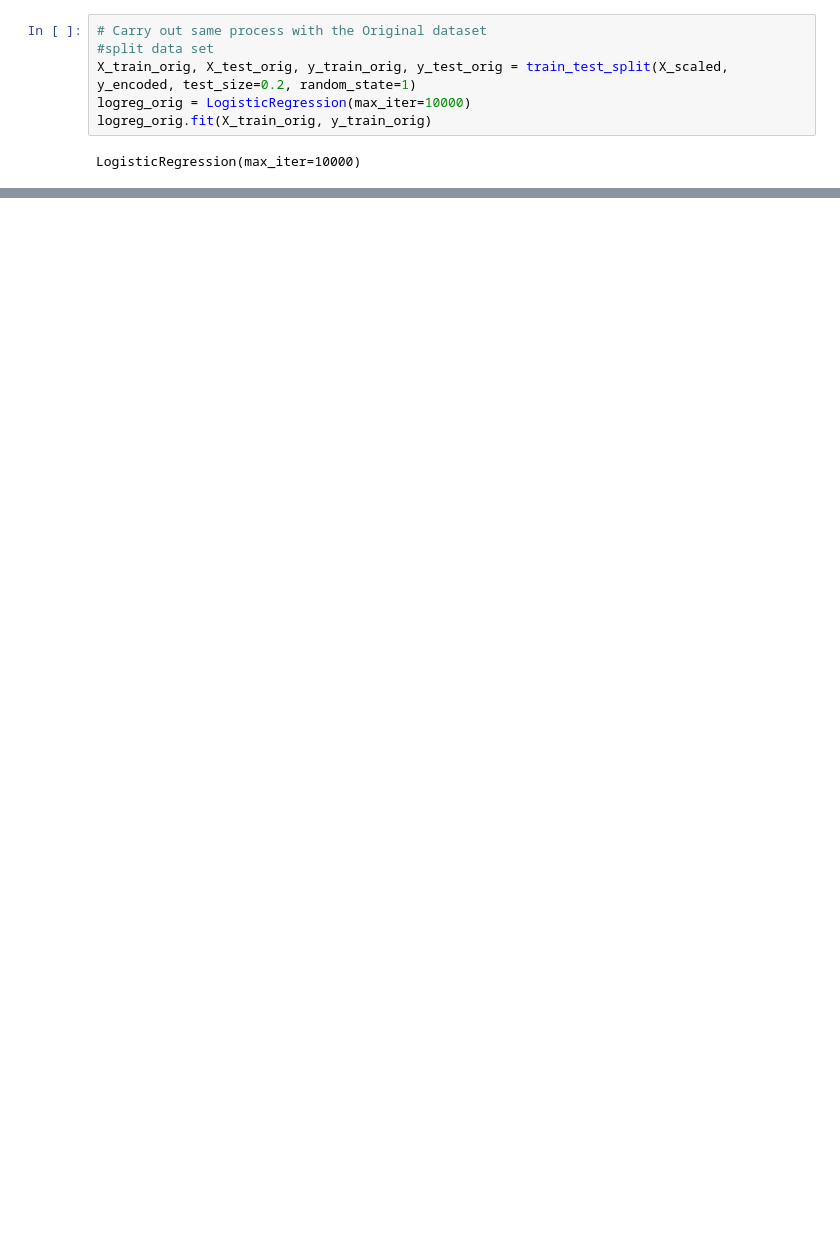
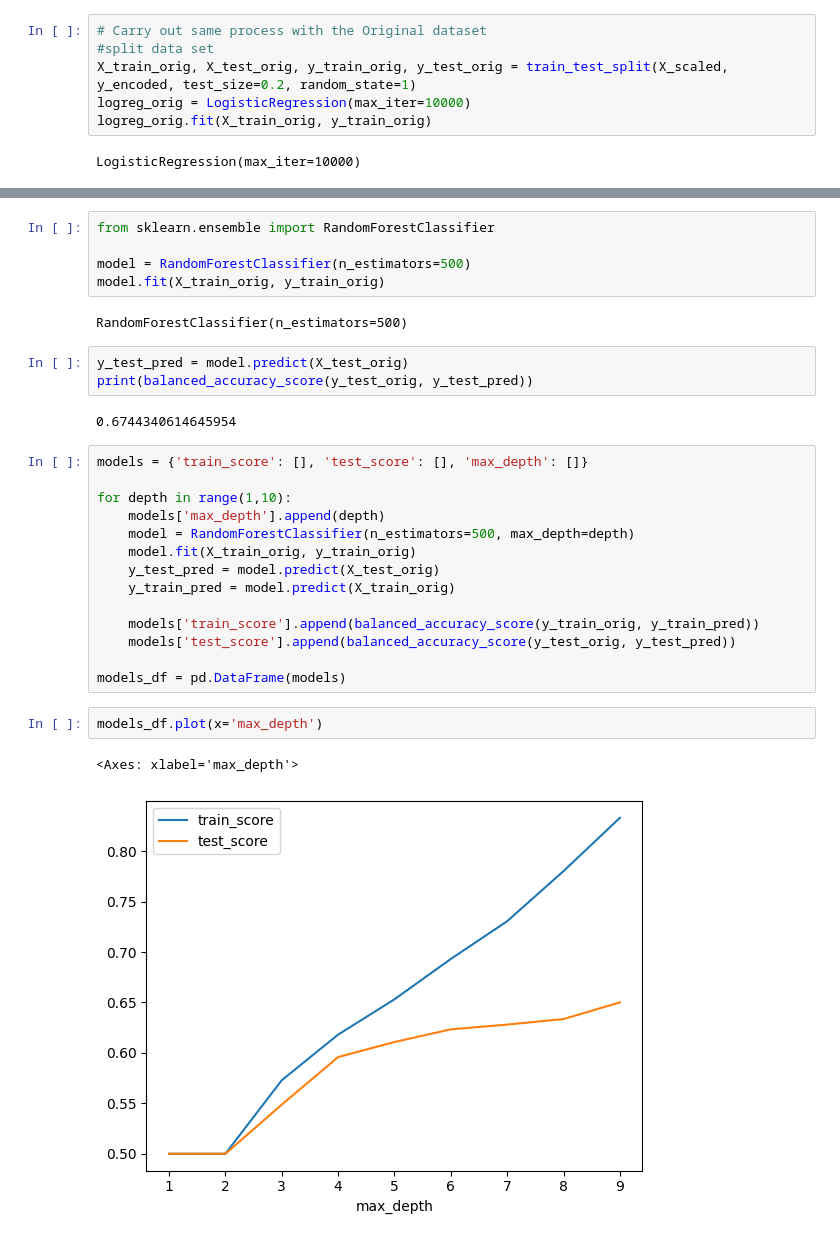
Before and after one commit to tristanpadiou/Group-Project-2, a Jupyter notebook: WineRatingPrediction.ipynb, the cells around one changed output, grey strips where cells are left out. Drawn from its saved outputs; the diff is of its cells as text; blank space fills up the shorter version.

Commit message:
finished analysis and model selection/training

```diff
--- a/WineRatingPrediction.ipynb
+++ b/WineRatingPrediction.ipynb
@@ -432,0 +453,31 @@ Below Average       0.67      0.59      0.63       263
+# %%
+from sklearn.ensemble import RandomForestClassifier
+
+model = RandomForestClassifier(n_estimators=500)
+model.fit(X_train_orig, y_train_orig)
+# %% [output]
+RandomForestClassifier(n_estimators=500)
+# %%
+y_test_pred = model.predict(X_test_orig)
+print(balanced_accuracy_score(y_test_orig, y_test_pred))
+# %% [output]
+0.6744340614645954
+# %%
+models = {'train_score': [], 'test_score': [], 'max_depth': []}
+
+for depth in range(1,10):
+    models['max_depth'].append(depth)
+    model = RandomForestClassifier(n_estimators=500, max_depth=depth)
+    model.fit(X_train_orig, y_train_orig)
+    y_test_pred = model.predict(X_test_orig)
+    y_train_pred = model.predict(X_train_orig)
+
+    models['train_score'].append(balanced_accuracy_score(y_train_orig, y_train_pred))
+    models['test_score'].append(balanced_accuracy_score(y_test_orig, y_test_pred))
+
+models_df = pd.DataFrame(models)
+# %%
+models_df.plot(x='max_depth')
+# %% [output]
+<Axes: xlabel='max_depth'>
+[figure, added]
```
Also changed, not shown: parts of 32 cells of this notebook.
